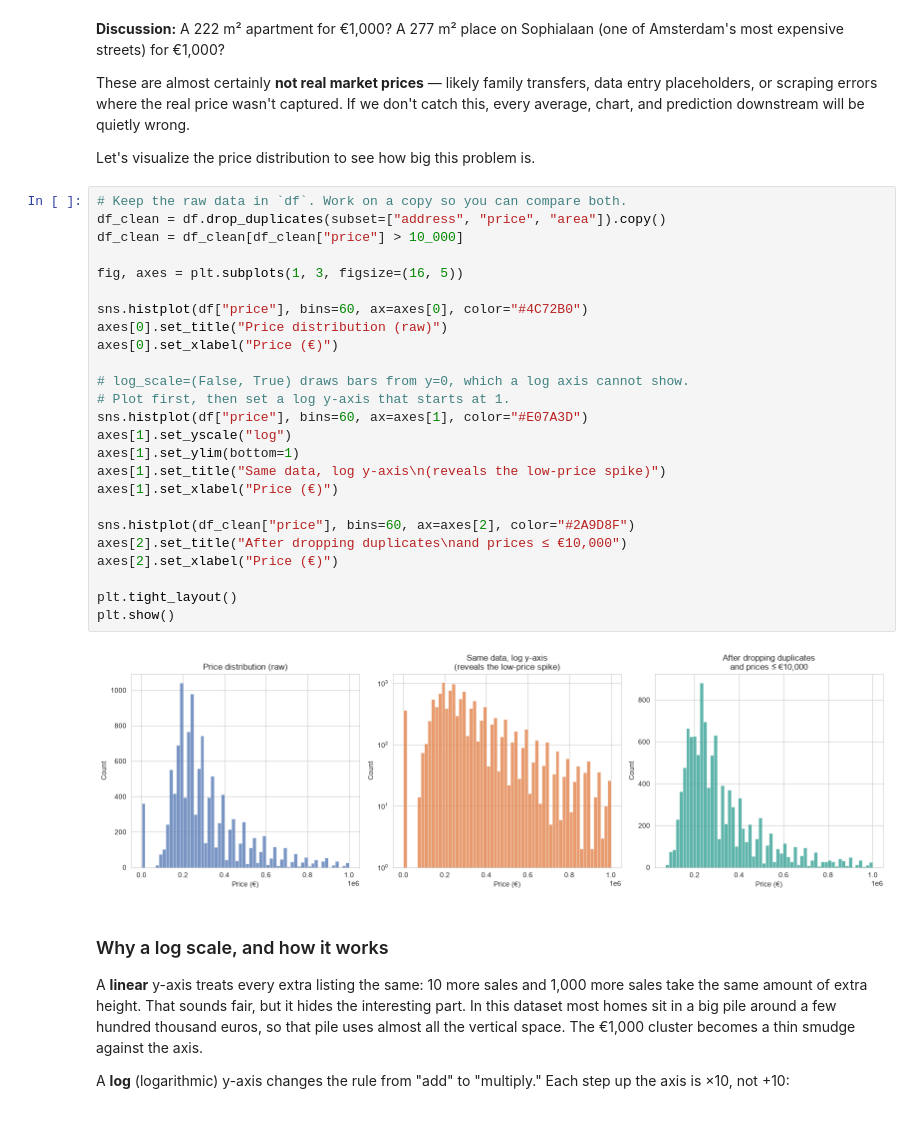
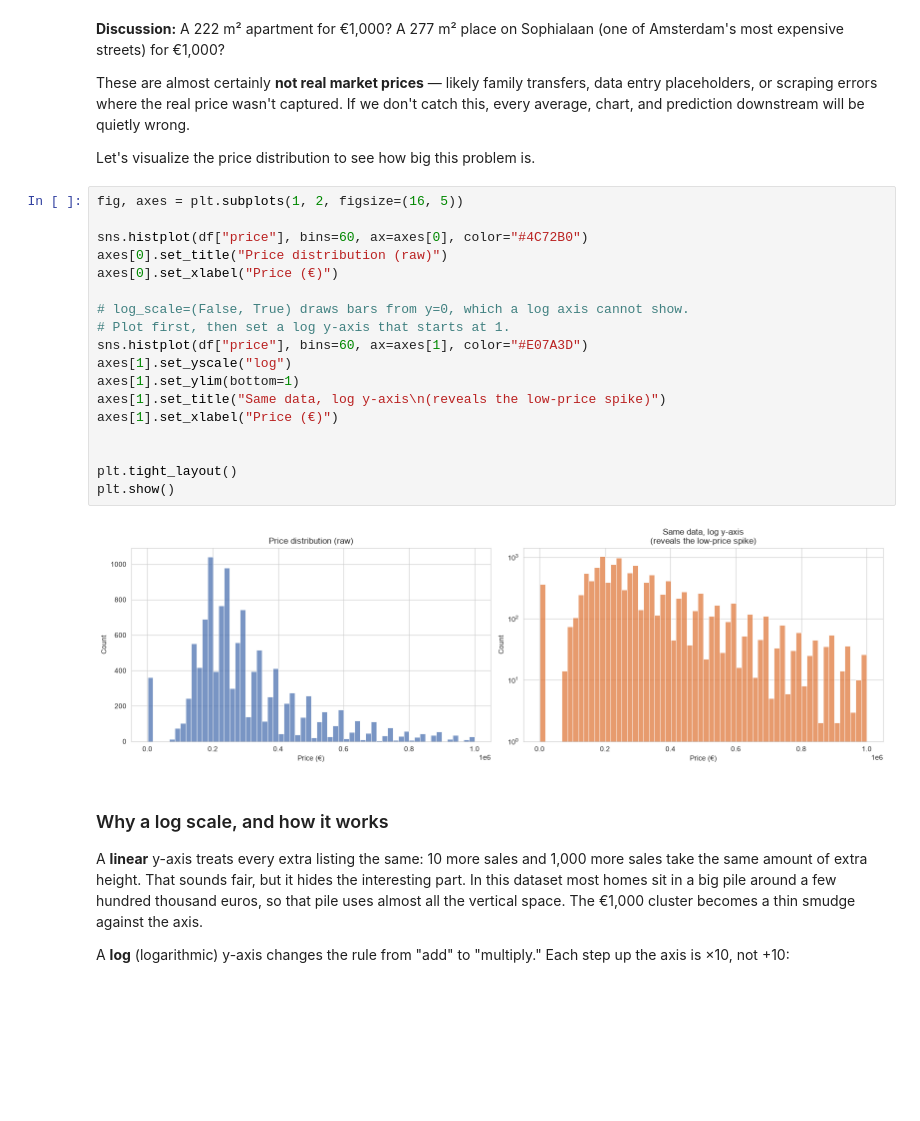
Before and after one commit to cleverfranke/messy-by-default-workshop, a Jupyter notebook: Messy_by_Default_Workshop.ipynb, the cells around one changed output. Cells and saved outputs as stored; diff of their text form; blank space fills up the shorter version.

```diff
--- a/Messy_by_Default_Workshop.ipynb
+++ b/Messy_by_Default_Workshop.ipynb
@@ -316,32 +316,25 @@ These are almost certainly **not real market prices** — likely family transfer
 
 Let's visualize the price distribution to see how big this problem is.
 # %%
-# Keep the raw data in `df`. Work on a copy so you can compare both.
-df_clean = df.drop_duplicates(subset=["address", "price", "area"]).copy()
-df_clean = df_clean[df_clean["price"] > 10_000]
-
-fig, axes = plt.subplots(1, 3, figsize=(16, 5))
+fig, axes = plt.subplots(1, 2, figsize=(16, 5))
 
 sns.histplot(df["price"], bins=60, ax=axes[0], color="#4C72B0")
 axes[0].set_title("Price distribution (raw)")
 axes[0].set_xlabel("Price (€)")
 
 # log_scale=(False, True) draws bars from y=0, which a log axis cannot show.
 # Plot first, then set a log y-axis that starts at 1.
 sns.histplot(df["price"], bins=60, ax=axes[1], color="#E07A3D")
 axes[1].set_yscale("log")
 axes[1].set_ylim(bottom=1)
 axes[1].set_title("Same data, log y-axis\n(reveals the low-price spike)")
 axes[1].set_xlabel("Price (€)")
 
-sns.histplot(df_clean["price"], bins=60, ax=axes[2], color="#2A9D8F")
-axes[2].set_title("After dropping duplicates\nand prices ≤ €10,000")
-axes[2].set_xlabel("Price (€)")
 
 plt.tight_layout()
 plt.show()
 # %% [output]
-[figure, old version]
+[figure, new version]
 # %% [markdown]
 
 ### Why a log scale, and how it works
```
Also changed, not shown: parts of 2 cells of this notebook.
